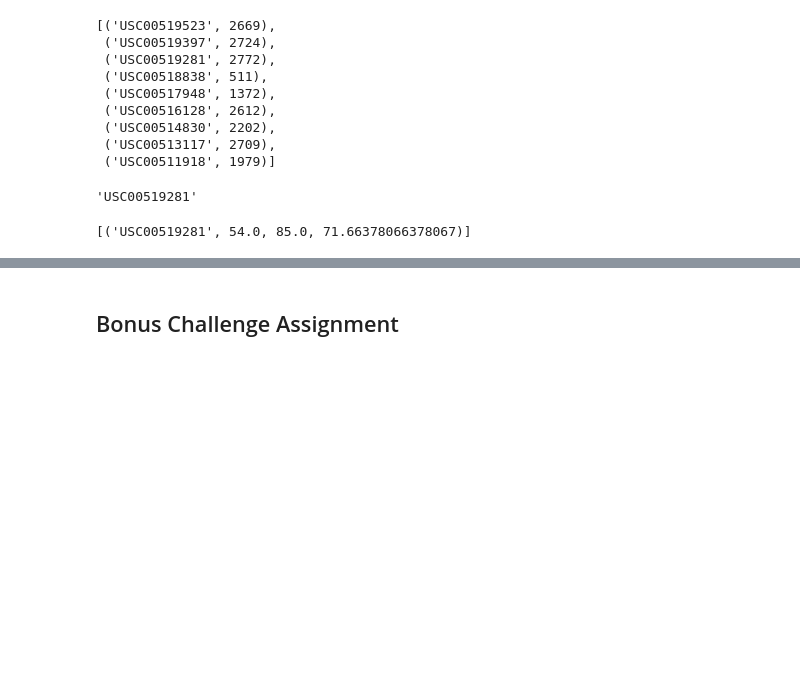
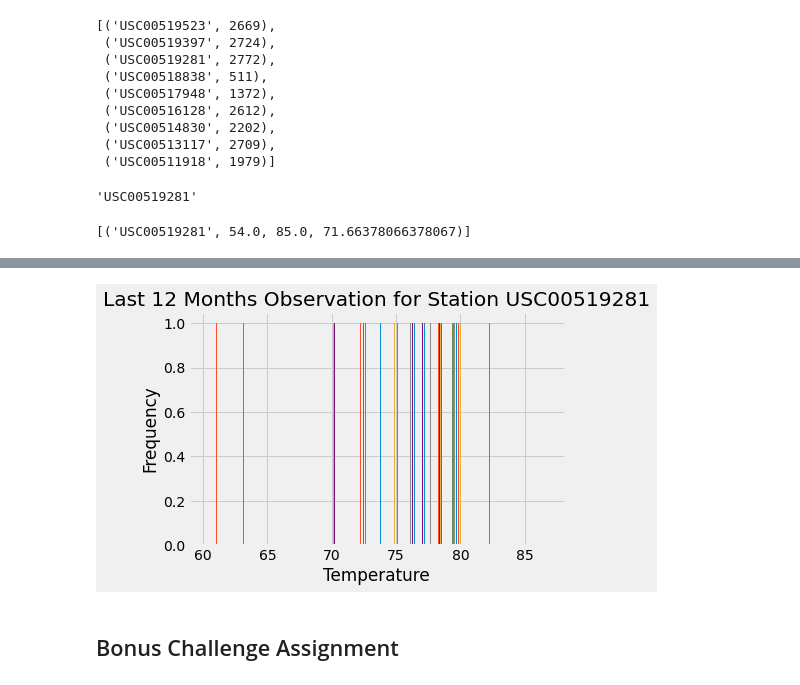
Before and after one commit to Claude-Hanfou/Hawaii-Vacation-Analysis, a Jupyter notebook: climate_starter.ipynb, the cells around one changed output, grey strips where cells are left out. Drawn from its saved outputs; the diff is of its cells as text; code cells hidden in the pictures; blank space fills up the shorter version.

```diff
--- a/climate_starter.ipynb
+++ b/climate_starter.ipynb
@@ -198,3 +199,8 @@ active_sta
 # %%
 # Choose the station with the highest number of temperature observations.
 # Query the last 12 months of temperature observation data for this station and plot the results as a histogram
+# %%
+high_temp = session.query(Measurement.station,func.max(Measurement.tobs)).all()
+high_t = high_temp[0]
+high_id= high_t [0]
+high_id
@@ -200,0 +209,5 @@ active_sta
+# %%
+temp_obs = session.query(Measurement.tobs).\
+          filter(Measurement.date >= last_twelve_months).\
+          filter(Measurement.station == high_id).all()
+temp_obs
@@ -201,3 +232,15 @@ active_sta
+# %%
+
+#Create bins
+
+plt.hist(temp_obs, bins=12)
+plt.xlabel('Temperature')
+plt.ylabel('Frequency')
+plt.title('Last 12 Months Observation for Station USC00519281')
+plt.savefig("./Image/figure_2.png")
+plt.show()
+# %% [output]
+[figure, added]
 # %% [markdown]
 ## Bonus Challenge Assignment
 # %%
```
Also changed, not shown: parts of 3 cells of this notebook, 2 other files.
